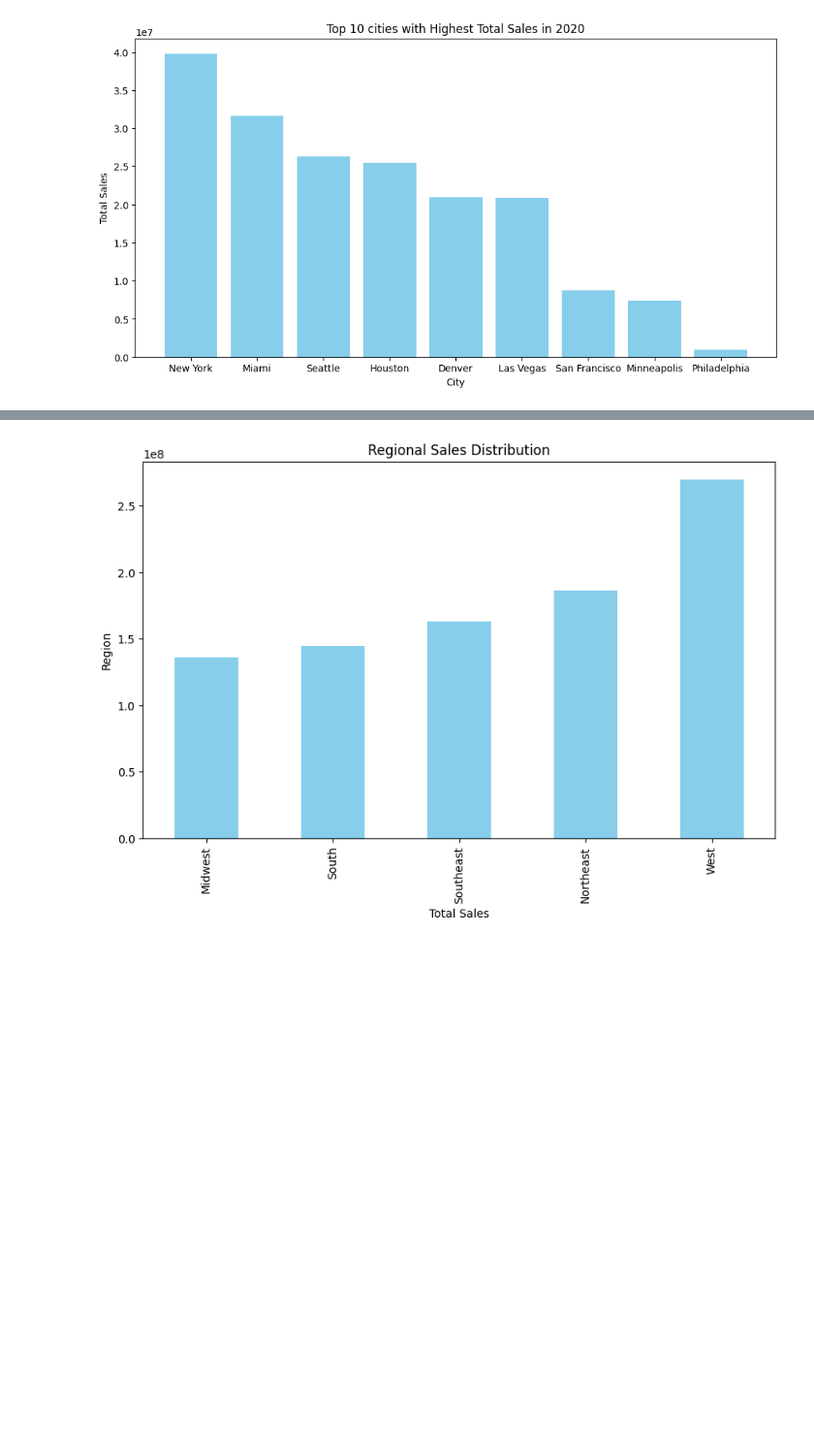
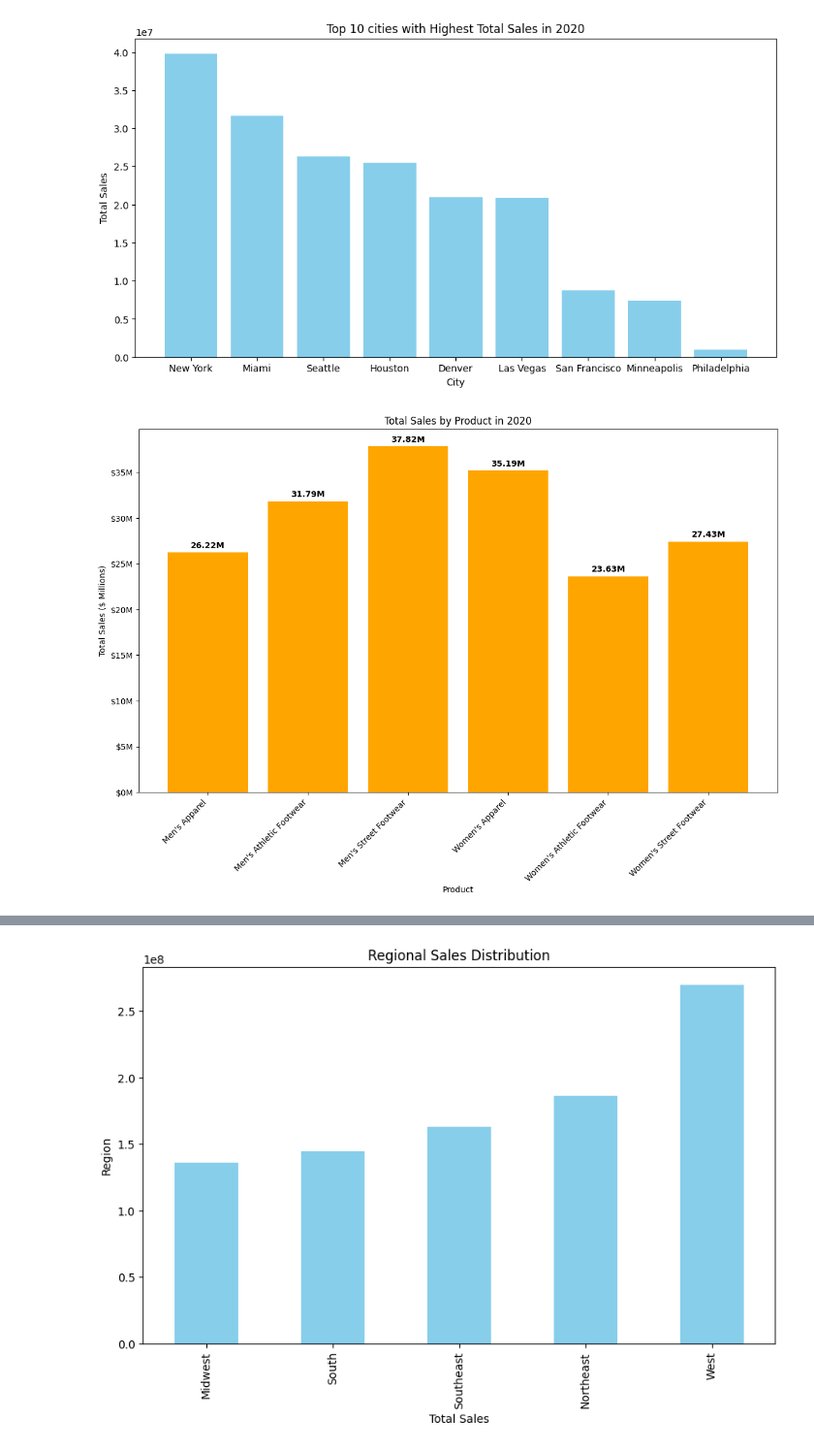
Before and after one commit to delatorrena2016/sql-etl-analytics, a Jupyter notebook: exp.ipynb, the cells around one changed output, grey strips where cells are left out. Shown at 97% size. Saved outputs shown, nothing was run; the diff lists cells and outputs as text; code cells hidden in the pictures; blank space fills up the shorter version.

```diff
--- a/exp.ipynb
+++ b/exp.ipynb
@@ -530,6 +524,42 @@ plt.title('Top 10 cities with Highest Total Sales in 2020')
 plt.show()
 # %% [output]
 [figure]
+# %%
+# Dataset
+df = pd.read_excel("Adidas US Sales Datasets.xlsx", sheet_name="Data Sales Adidas", skiprows=range(4), usecols="B:N")
+
+# Convert 'Invoice Date' to datetime for easier handling
+df['Invoice Date'] = pd.to_datetime(df['Invoice Date'])
+
+# Extract year from 'Invoice Date'
+df['Year'] = df['Invoice Date'].dt.year
+
+# Filter data for the year 2020
+df_2020 = df[df['Year'] == 2020]
+
+# Group by 'Product' and calculate total sales
+total_sales_by_product = df_2020.groupby('Product')['Total Sales'].sum().reset_index()
+
+# Function to format y-axis labels in millions
+def millions_formatter(x, pos):
+    return f'${x / 1_000_000:.0f}M'
+
+# Plotting a bar chart
+plt.figure(figsize=(14, 8))
+plt.bar(total_sales_by_product['Product'], total_sales_by_product['Total Sales'], color='orange')
+plt.xlabel('Product')
+plt.ylabel('Total Sales ($ Millions)')
+plt.title('Total Sales by Product in 2020')
+plt.xticks(rotation=45, ha='right')  # Rotate x-axis labels for better readability
+
+# Adding total sales on top of bars in millions
+for i, sales in enumerate(total_sales_by_product['Total Sales']):
+    plt.text(i, sales + 0.02 * max(total_sales_by_product['Total Sales']), f'{sales / 1_000_000:.2f}M', ha='center', va='center', rotation=0, color='black', fontweight='bold')
+
+plt.gca().yaxis.set_major_formatter(millions_formatter)  # Use the millions formatter for y-axis labels
+plt.show()
+# %% [output]
+[figure, added]
 # %%
 #falta hacer un filter por year
 # Dataset
```
Also changed, not shown: parts of 5 cells of this notebook.
